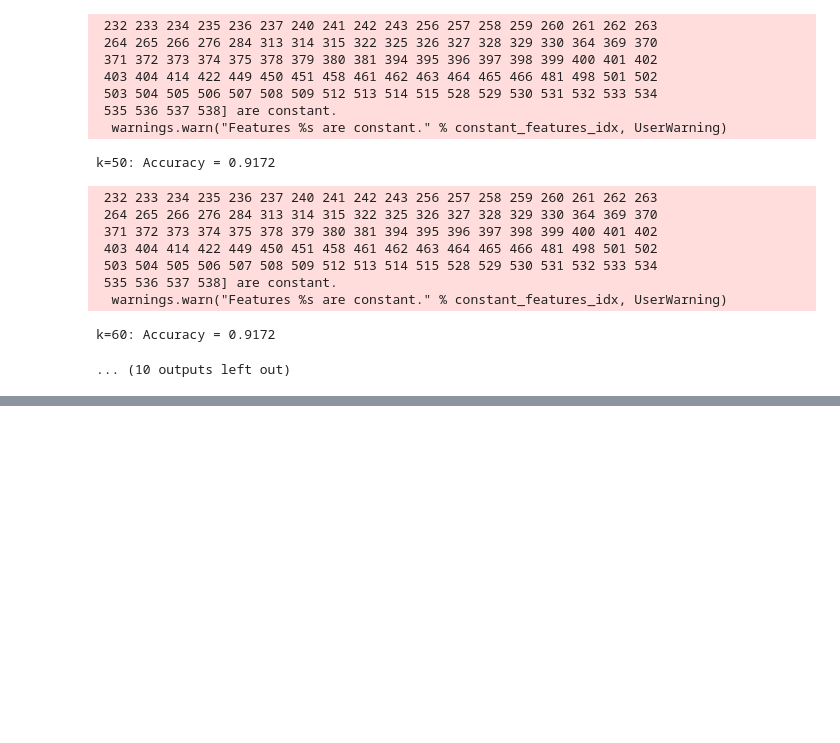
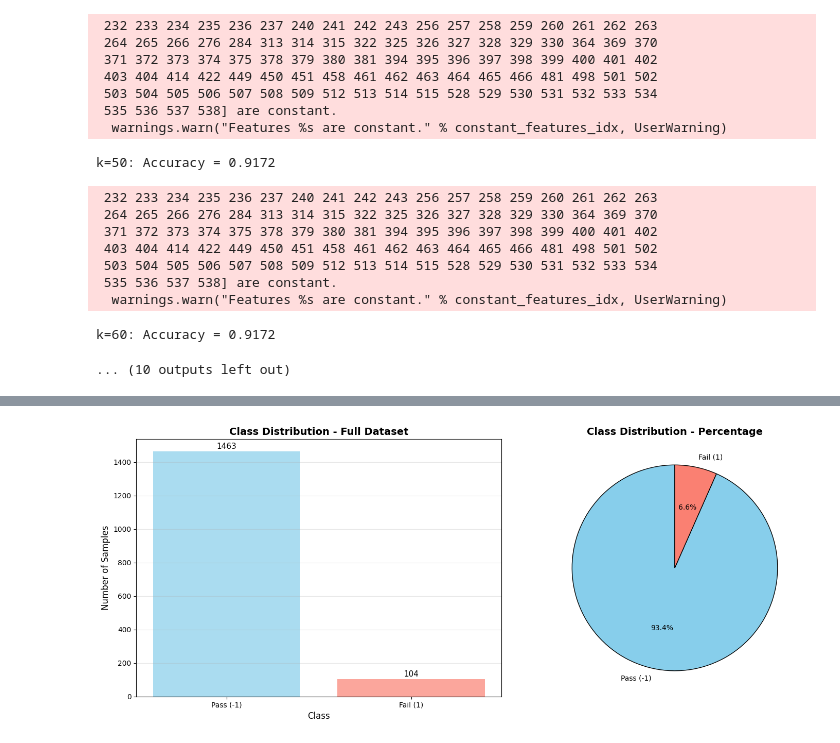
Before and after one commit to mattledevs/semiconductor-mfg-feature-selection, a Jupyter notebook: semiconductor-process-feature-selection.ipynb, the cells around one changed output, grey strips where cells are left out. Drawn from its saved outputs; the diff is of its cells as text; code cells hidden in the pictures; blank space fills up the shorter version.

```diff
--- a/semiconductor-process-feature-selection.ipynb
+++ b/semiconductor-process-feature-selection.ipynb
@@ -223,0 +321,90 @@ k=60: Accuracy = 0.9172
+# %%
+# Explore Class Imbalance in the Dataset
+print("=== CLASS IMBALANCE ANALYSIS ===")
+print()
+
+# Overall class distribution
+class_counts = y.value_counts()
+class_percentages = y.value_counts(normalize=True) * 100
+
+print("Class Distribution (Full Dataset):")
+print("-" * 40)
+for class_val, count in class_counts.items():
+    label = "Pass (-1)" if class_val == -1 else "Fail (1)"
+    print(f"{label}: {count} samples ({class_percentages[class_val]:.1f}%)")
+
+print()
+print(f"Imbalance Ratio: 1:{class_counts[-1] / class_counts[1]:.1f}")
+print(f"Minority class represents: {class_percentages[1]:.1f}% of total samples")
+
+# Train/test split distribution
+print("\nTrain/Test Split Distribution:")
+print("-" * 40)
+train_counts = y_train.value_counts()
+test_counts = y_test.value_counts()
+
+print("Training set:")
+for class_val, count in train_counts.items():
+    label = "Pass (-1)" if class_val == -1 else "Fail (1)"
+    pct = (count / len(y_train)) * 100
+    print(f"  {label}: {count} ({pct:.1f}%)")
+
+print("Test set:")
+for class_val, count in test_counts.items():
+    label = "Pass (-1)" if class_val == -1 else "Fail (1)"
+    pct = (count / len(y_test)) * 100
+    print(f"  {label}: {count} ({pct:.1f}%)")
+
+# Visualization
+fig, (ax1, ax2) = plt.subplots(1, 2, figsize=(15, 6))
+
+# Bar plot
+bars = ax1.bar(['Pass (-1)', 'Fail (1)'], [class_counts[-1], class_counts[1]],
+               color=['skyblue', 'salmon'], alpha=0.7)
+ax1.set_title('Class Distribution - Full Dataset', fontsize=14, fontweight='bold')
+ax1.set_ylabel('Number of Samples', fontsize=12)
+ax1.set_xlabel('Class', fontsize=12)
+ax1.grid(axis='y', alpha=0.3)
+
+# Add value labels on bars
+for bar in bars:
+    height = bar.get_height()
+    ax1.text(bar.get_x() + bar.get_width()/2., height + 5,
+             f'{int(height)}', ha='center', va='bottom', fontsize=11)
+
+# Pie chart
+colors = ['skyblue', 'salmon']
+ax2.pie([class_counts[-1], class_counts[1]], labels=['Pass (-1)', 'Fail (1)'],
+        autopct='%1.1f%%', colors=colors, startangle=90,
+        wedgeprops={'edgecolor': 'black', 'linewidth': 1})
+ax2.set_title('Class Distribution - Percentage', fontsize=14, fontweight='bold')
+
+plt.tight_layout()
+plt.show()
+
+print("\n=== IMPLICATIONS OF CLASS IMBALANCE ===")
+print("-" * 50)
+print("1. ACCURACY PARADOX: A model that predicts all samples as 'Pass'")
+print("   achieves 92.4% accuracy but fails completely at its core task")
+print()
+print("2. BUSINESS IMPACT: In semiconductor manufacturing, missing failures")
+print("   can lead to costly quality issues and customer dissatisfaction")
+print()
+print("3. MODEL BIAS: Standard algorithms tend to favor the majority class")
+print("   and ignore minority class patterns")
+print()
+print("4. EVALUATION METRICS: Accuracy is misleading; focus on:")
+print("   - Precision: Of predicted failures, how many are actual failures?")
+print("   - Recall: Of actual failures, how many are detected?")
+print("   - F1-Score: Harmonic mean of precision and recall")
+print("   - AUC-ROC: Ability to distinguish between classes")
+
+print("\n=== POTENTIAL SOLUTIONS ===")
+print("-" * 30)
+print("1. Class Weighting: Penalize misclassification of minority class")
+print("2. Oversampling: SMOTE, ADASYN to generate synthetic minority samples")
+print("3. Undersampling: Reduce majority class samples")
+print("4. Ensemble Methods: Balanced Random Forest, EasyEnsemble")
+print("5. Anomaly Detection: Treat failures as anomalies")
+print("6. Cost-sensitive Learning: Different misclassification costs")
+# %% [output]
@@ -223,0 +429 @@ k=60: Accuracy = 0.9172
+[figure, added]
```
Also changed, not shown: parts of 7 cells of this notebook, 1 other file.
